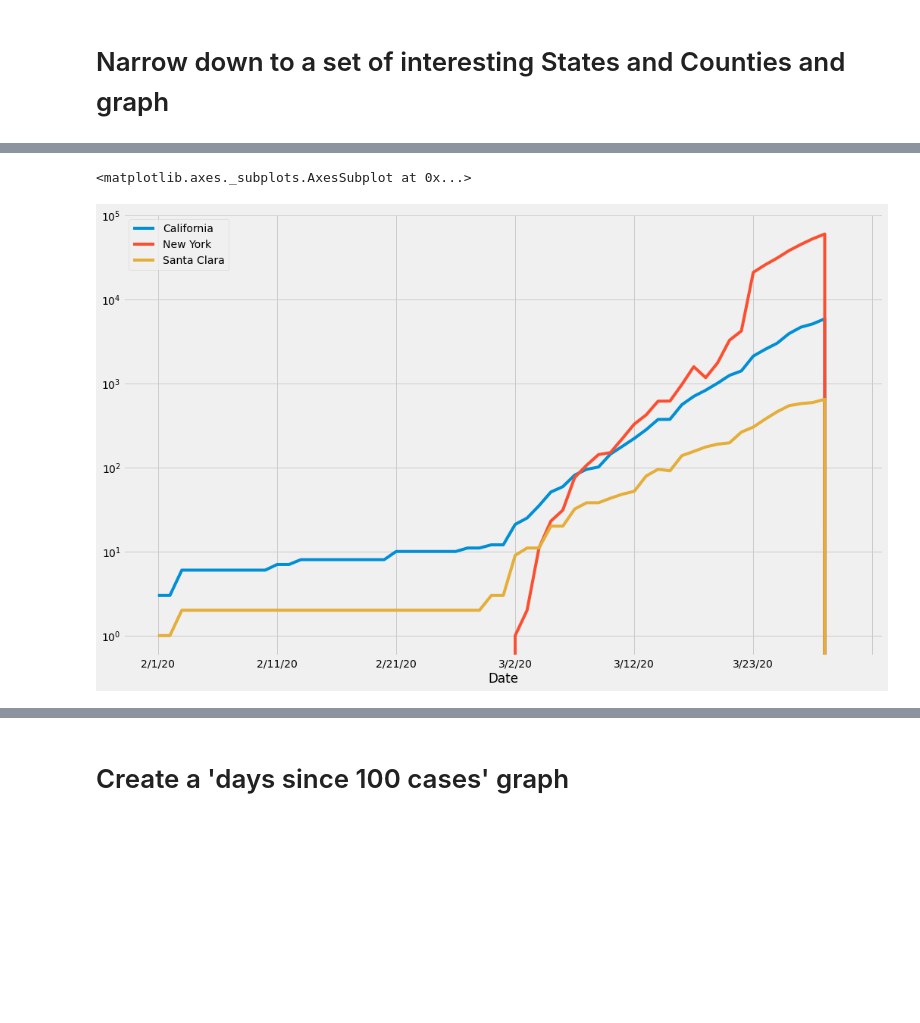
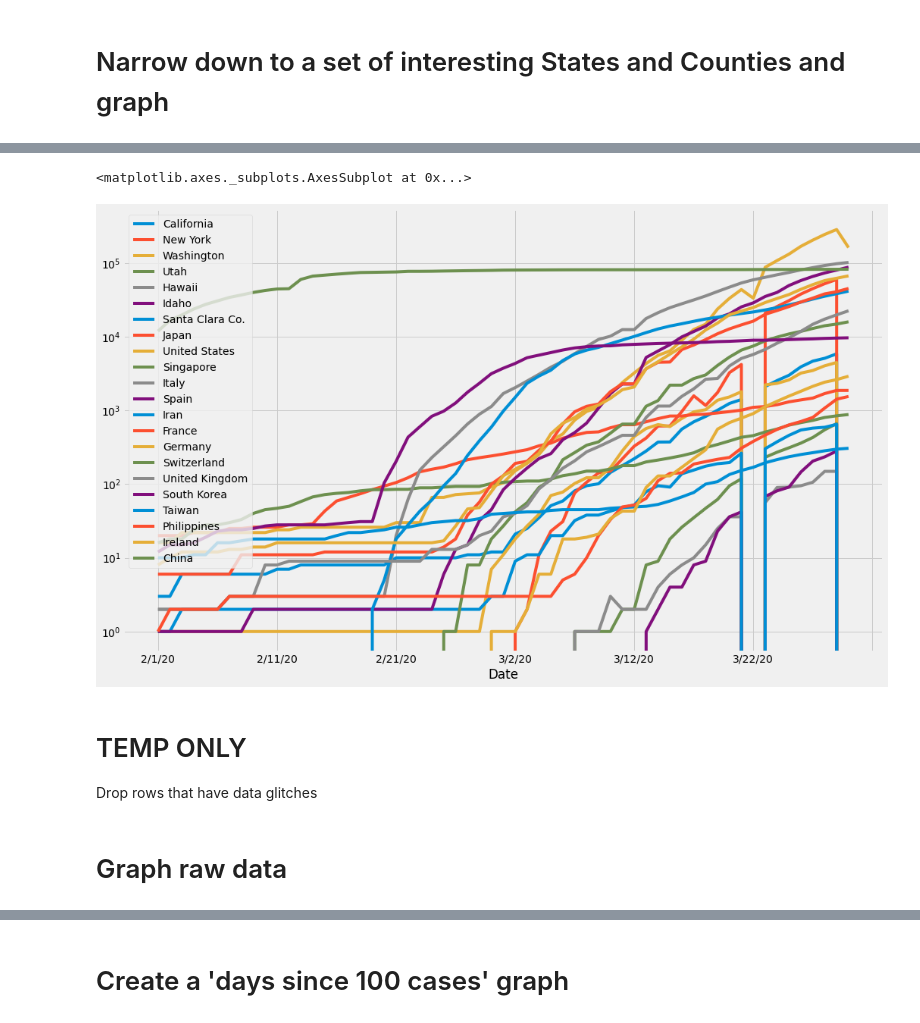
Before and after one commit to dyoung418/COVID-19, a Jupyter notebook: covid_california_analysis v2.ipynb, the cells around one changed output, grey strips where cells are left out. Cells and saved outputs as stored; diff of their text form; code cells hidden in the pictures; blank space fills up the shorter version.

Commit message:
finished modifying v2 for the new data format

```diff
--- a/covid_california_analysis v2.ipynb
+++ b/covid_california_analysis v2.ipynb
@@ -52,9 +52,10 @@ Index(['UID', 'iso2', 'iso3', 'code3', 'FIPS', 'Admin2', 'Province_State',
 df_global_raw = df_global_raw.rename(columns={'Province/State': 'Province_State',
                                              'Country/Region': 'Country_Region',
                                              'Long': 'Long_'})
-df_global_raw['Combined_Key'] = df_global_raw.Province_State.astype(str).str.cat(df_global_raw.Country_Region.astype(str), sep=', ', na_rep='')
+#df_global_raw['Combined_Key'] = df_global_raw.Province_State.astype(str).str.cat(df_global_raw.Country_Region.astype(str), sep=', ', na_rep='')
+df_global_raw.insert(loc=4, column='Combined_Key', value=df_global_raw.Province_State.astype(str).str.cat(df_global_raw.Country_Region.astype(str), sep=', ', na_rep=''))
 
 
-df_raw = df_us_raw.append(df_global_raw)
+df_raw = df_global_raw.append(df_us_raw)
 df_raw
 # %% [output]
@@ -73,4 +74,6 @@ df_raw
 3460 rows × 80 columns
+# %%
+df_raw = df_raw.drop(labels=['UID', 'iso2', 'iso3', 'code3', 'FIPS', 'Admin2'], axis=1)
 # %%
 df_raw.columns
 # %% [output]
@@ -250,0 +183,31 @@ newdf
+# %%
+df = pd.DataFrame(index = df2.index.unique(),
+                     data = {
+                         'California': df2.loc[df2['Combined_Key'].str.endswith('California, US'),'Confirmed'].groupby(level=0).sum(),
+                         'New York': df2.loc[df2['Combined_Key'].str.endswith('New York, US'),'Confirmed'].groupby(level=0).sum(),
+                         'Washington': df2.loc[df2['Combined_Key'].str.endswith('Washington, US'),'Confirmed'].groupby(level=0).sum(),
+                         'Utah': df2.loc[df2['Combined_Key'].str.endswith('Utah, US'),'Confirmed'].groupby(level=0).sum(),
+                         'Hawaii': df2.loc[df2['Combined_Key'].str.endswith('Hawaii, US'),'Confirmed'].groupby(level=0).sum(),
+                         'Idaho': df2.loc[df2['Combined_Key'].str.endswith('Idaho, US'),'Confirmed'].groupby(level=0).sum(),
+                         'Santa Clara Co.': df2.loc[df2['Combined_Key']=='Santa Clara, California, US', 'Confirmed'].groupby(level=0).sum(),
+                         'Japan': df2.loc[df2['Combined_Key'].str.endswith('Japan'),'Confirmed'].groupby(level=0).sum(),
+                         'United States': df2.loc[df2['Combined_Key'].str.endswith('US'),'Confirmed'].groupby(level=0).sum(),
+                         'Singapore': df2.loc[df2['Combined_Key'].str.endswith('Singapore'),'Confirmed'].groupby(level=0).sum(),
+                         'Italy': df2.loc[df2['Combined_Key'].str.endswith('Italy'),'Confirmed'].groupby(level=0).sum(),
+                         'Spain': df2.loc[df2['Combined_Key'].str.endswith('Spain'),'Confirmed'].groupby(level=0).sum(),
+                         'Iran': df2.loc[df2['Combined_Key'].str.endswith('Iran'),'Confirmed'].groupby(level=0).sum(),
+                         'France': df2.loc[df2['Combined_Key'].str.endswith('France'),'Confirmed'].groupby(level=0).sum(),
+                         'Germany': df2.loc[df2['Combined_Key'].str.endswith('Germany'),'Confirmed'].groupby(level=0).sum(),
+                         'Switzerland': df2.loc[df2['Combined_Key'].str.endswith('Switzerland'),'Confirmed'].groupby(level=0).sum(),
+                         'United Kingdom': df2.loc[df2['Combined_Key'].str.endswith('United Kingdom'),'Confirmed'].groupby(level=0).sum(),
+                         'South Korea': df2.loc[df2['Combined_Key'].str.endswith('Korea, South'),'Confirmed'].groupby(level=0).sum(),
+                         'Taiwan': df2.loc[df2['Combined_Key'].str.endswith('Taiwan*'),'Confirmed'].groupby(level=0).sum(),
+                         'Philippines': df2.loc[df2['Combined_Key'].str.endswith('Philippines'),'Confirmed'].groupby(level=0).sum(),
+                         'Ireland': df2.loc[df2['Combined_Key'].str.endswith('Ireland'),'Confirmed'].groupby(level=0).sum(),
+                         'China': df2.loc[df2['Combined_Key'].str.endswith('China'),'Confirmed'].groupby(level=0).sum(),
+                     }
+
+)
+df = df.loc[~(df==0).all(axis=1)] # drop rows with all zeros
+df = df.loc['2/1/20':,:]
+df
@@ -251,5 +234,9 @@ newdf
 # %%
-newdf.loc['2/1/20':,:].plot(logy=True)
+#newdf.loc['2/1/20':,:].plot(logy=True)
+df.plot(logy=True)
 # %% [output]
 <matplotlib.axes._subplots.AxesSubplot at 0x...>
-[figure, old version]
+[figure, new version]
+# %% [markdown]
+# TEMP ONLY
+Drop rows that have data glitches
@@ -256,3 +245,5 @@ newdf.loc['2/1/20':,:].plot(logy=True)
+# %% [markdown]
+# Graph raw data
 # %%
 def label_lines(df, ax):
     for label in df.columns:
```
Also changed, not shown: parts of 24 cells of this notebook.
